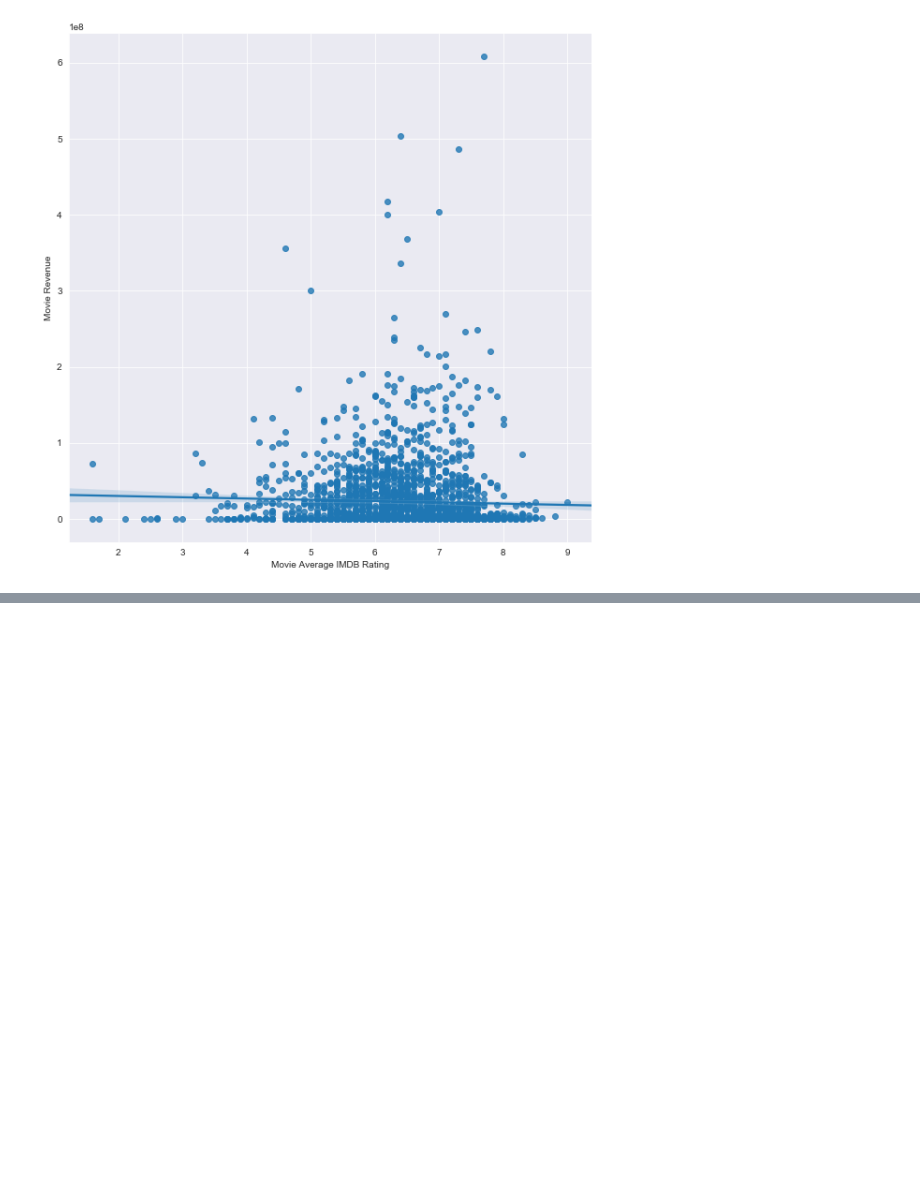
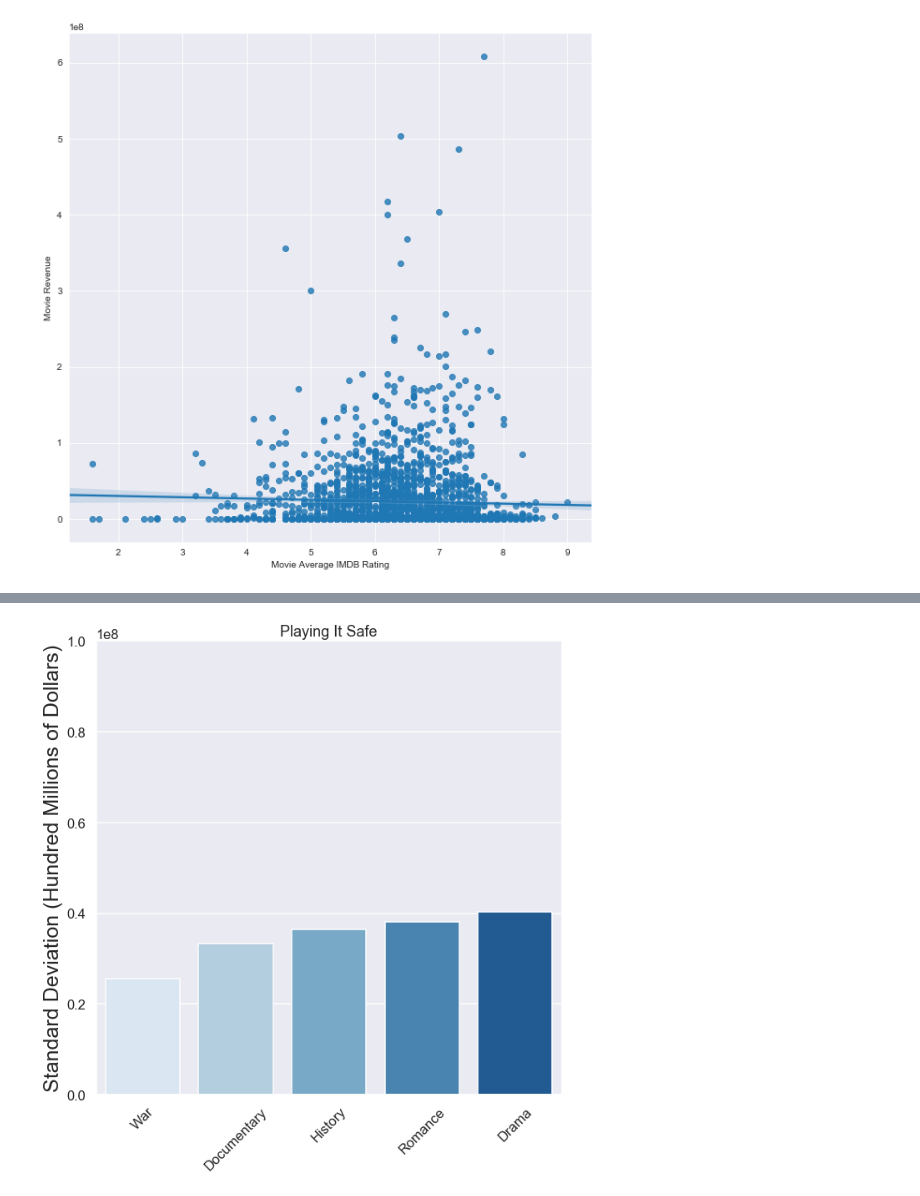
Before and after one commit to aharris2404/microsoft-movie-recommendations, a Jupyter notebook: visualizations/Full_gross_viz.ipynb, the cells around one changed output, grey strips where cells are left out. Cells and saved outputs as stored; diff of their text form; code cells hidden in the pictures; blank space fills up the shorter version.

```diff
--- a/visualizations/Full_gross_viz.ipynb
+++ b/visualizations/Full_gross_viz.ipynb
@@ -147,10 +231,13 @@ bottom_5_std_dom_gross
 # %%
 fig, ax = plt.subplots(figsize=(10,10))
-sns.barplot(x=bottom_5_std_dom_gross.index, y=bottom_5_std_dom_gross["standard_deviation"], palette='Blues_r')
+sns.barplot(x=bottom_5_std_dom_gross.index, y=bottom_5_std_dom_gross["standard_deviation"], palette='Blues')
 plt.ylim(0, 100000000.00)
-plt.ylabel('Standard Deviation (Hundred Millions)')
+plt.ylabel('Standard Deviation (Hundred Millions of Dollars)')
 plt.title('Playing It Safe')
 plt.xticks(rotation=45)
+sns.set_context(rc={"axes.labelsize":15})
+# %% [output]
+[figure, added]
 # %%
 df_dom_gross_asc = df.sort_values('dom_gross', ascending=False)
 # %%
```
Also changed, not shown: parts of 14 cells of this notebook, 1 other file.
